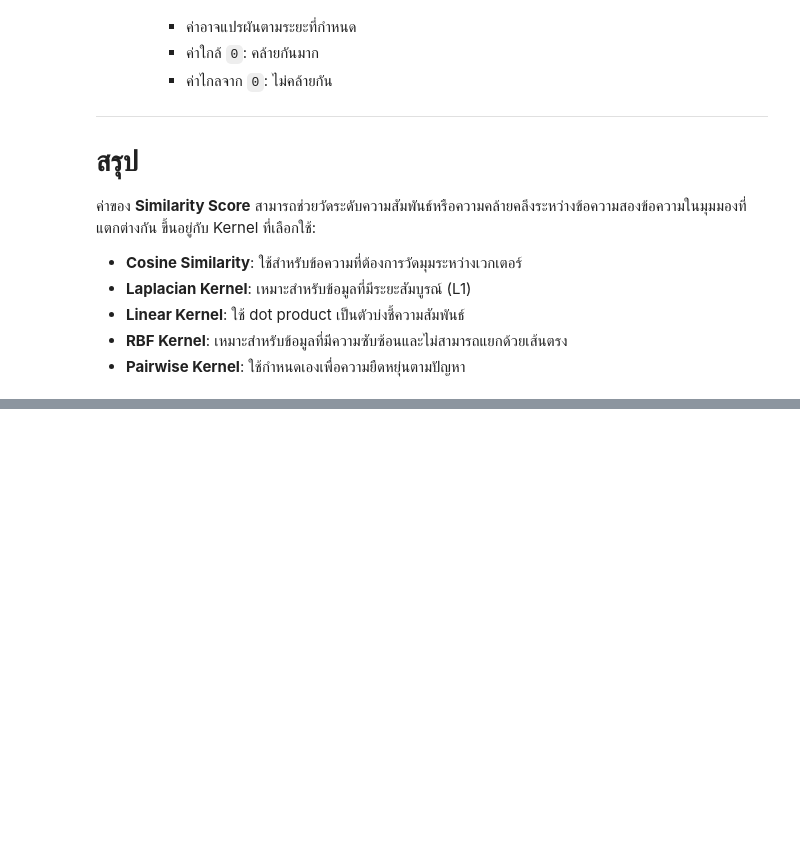
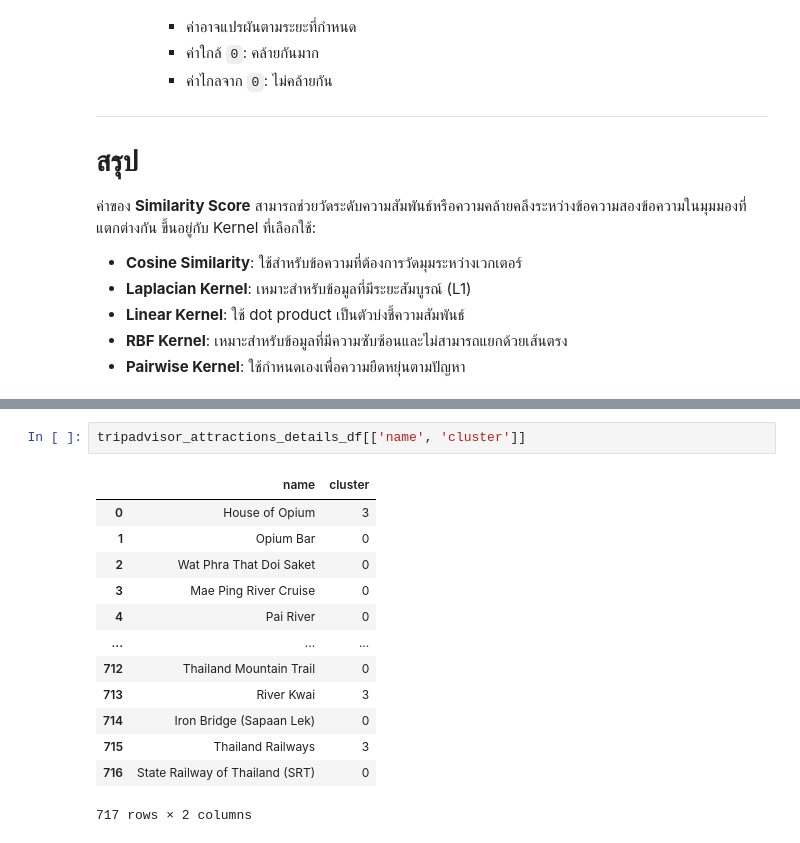
Before and after one commit to S09Z/IS_Project_Thailand_Tourism_Recommendation, a Jupyter notebook: app/#5_recommendation_model.ipynb, the cells around one changed output, grey strips where cells are left out. Drawn from its saved outputs; the diff is of its cells as text; blank space fills up the shorter version.

```diff
--- a/app/#5_recommendation_model.ipynb
+++ b/app/#5_recommendation_model.ipynb
@@ -831,0 +903,16 @@ memory usage: 1.1+ KB
+# %%
+tripadvisor_attractions_details_df[['name', 'cluster']]
+# %% [output]
+|  | name | cluster |
+| 0 | House of Opium | 3 |
+| 1 | Opium Bar | 0 |
+| 2 | Wat Phra That Doi Saket | 0 |
+| 3 | Mae Ping River Cruise | 0 |
+| 4 | Pai River | 0 |
+| ... | ... | ... |
+| 712 | Thailand Mountain Trail | 0 |
+| 713 | River Kwai | 3 |
+| 714 | Iron Bridge (Sapaan Lek) | 0 |
+| 715 | Thailand Railways | 3 |
+| 716 | State Railway of Thailand (SRT) | 0 |
+717 rows × 2 columns
```
Also changed, not shown: parts of 16 cells of this notebook, 1 other file.
